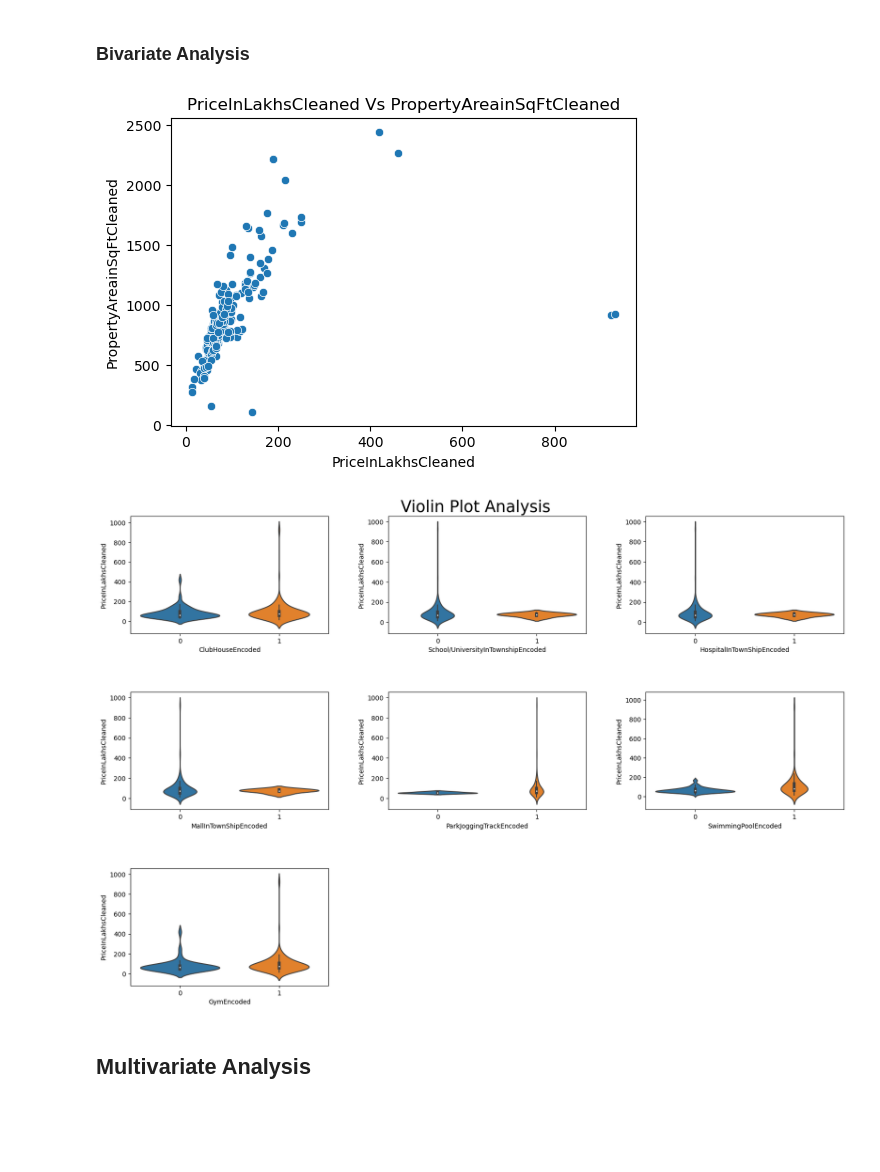
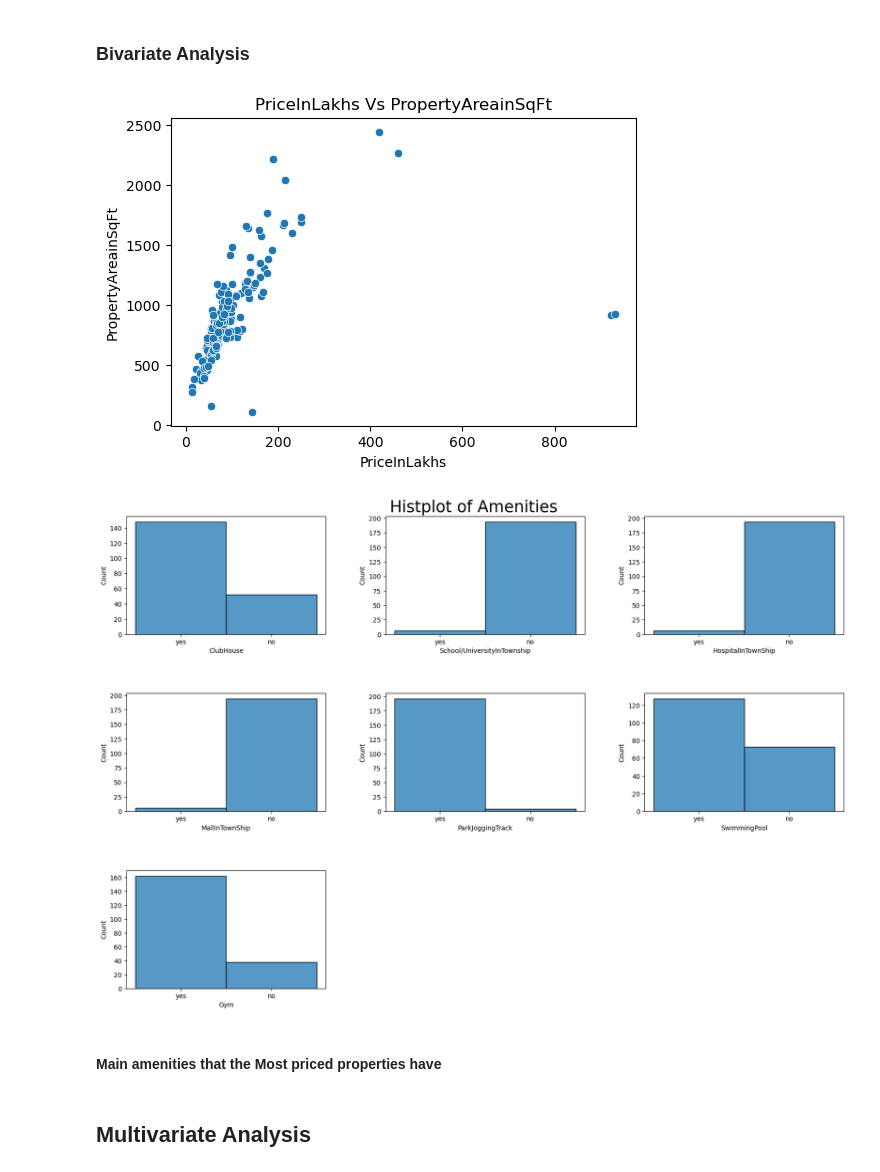
Before and after one commit to sudhanshusinghaiml/Real-Estate-Price-Prediction-Model-with-NLP-and-FastAPI, a Jupyter notebook: codes-in-notebook/ExploratoryDataAnalysis.ipynb, the cells around one changed output. Saved outputs shown, nothing was run; the diff lists cells and outputs as text; code cells hidden in the pictures; blank space fills up the shorter version.

```diff
--- a/codes-in-notebook/ExploratoryDataAnalysis.ipynb
+++ b/codes-in-notebook/ExploratoryDataAnalysis.ipynb
@@ -365,6 +320,6 @@ def get_average_area(x):
 # %%
 import re
 regx_numbers = re.compile(r"[-+]?(\d*\.\d+|\d+)")
-df['PropertyAreainSqFtCleaned'] = df['Property Area in Sq. Ft.'].apply(lambda x : get_average_area(str(x)))
-df.head()
+modified_df['PropertyAreainSqFt'] = df['Property Area in Sq. Ft.'].apply(lambda x : get_average_area(str(x)))
+modified_df.head()
 # %% [output]
@@ -415,7 +370,7 @@ array([39, 65, 74, 89, 95, 75, 100, 88, 135, 188, 58, 40, 78, 36, 48, 57,
 # %%
 import re
 regx_numbers = re.compile(r"[-+]?(\d*\.\d+|\d+)")
-df['PriceInLakhsCleaned'] = df['Price in lakhs'].apply(lambda x: np.float(regx_numbers.findall(str(x))[0])
+modified_df['PriceInLakhs'] = df['Price in lakhs'].apply(lambda x: np.float(regx_numbers.findall(str(x))[0])
                                                   if len(regx_numbers.findall(str(x)))>0 else np.NaN)
-df.head()
+modified_df.head()
 # %% [output]
@@ -427,0 +383,8 @@ df.head()
+# %%
+modified_df['ClubHouse'] = df['ClubHouse'].apply(lambda x: x.lower().strip())
+modified_df['School/UniversityInTownship'] = df['School / University in Township '].apply(lambda x: x.lower().strip())
+modified_df['HospitalInTownShip'] = df['Hospital in TownShip'].apply(lambda x: x.lower().strip())
+modified_df['MallInTownShip'] = df['Mall in TownShip'].apply(lambda x: x.lower().strip())
+modified_df['ParkJoggingTrack'] = df['Park / Jogging track'].apply(lambda x: x.lower().strip())
+modified_df['SwimmingPool'] = df['Swimming Pool'].apply(lambda x: x.lower().strip())
+modified_df['Gym'] = df['Gym'].apply(lambda x: x.lower().strip())
@@ -450,6 +427,3 @@ memory usage: 54.8+ KB
-# %%
-modified_df = df.iloc[:,18:]
-modified_df['PriceInMillions'] = df['Price in Millions']
 # %%
 modified_df.shape
 # %% [output]
@@ -674,25 +628,27 @@ plt.show()
 ### Bivariate Analysis
 # %%
 plt.figure(figsize=(6,4))
-sns.scatterplot(data = modified_df, x='PriceInLakhsCleaned', y='PropertyAreainSqFtCleaned')
-plt.title('PriceInLakhsCleaned Vs PropertyAreainSqFtCleaned')
+sns.scatterplot(data = modified_df, x='PriceInLakhs', y='PropertyAreainSqFt')
+plt.title('PriceInLakhs Vs PropertyAreainSqFt')
 plt.show()
 # %% [output]
-[figure, old version]
+[figure, new version]
 # %%
 fig = plt.figure(figsize=(20,12))
 fig.subplots_adjust(hspace=0.5, top=0.95, wspace= 0.3, bottom = 0.1)
 fig.tight_layout()
 
-for idx, col in enumerate(modified_df.select_dtypes(include=['int64']).columns):
+for idx, col in enumerate(modified_df.columns[10:17]):
     ax1 = fig.add_subplot(3,3,idx+1)
-    sns.violinplot(data = modified_df, x=col, y='PriceInLakhsCleaned',ax=ax1)
+    sns.histplot(data = modified_df, x=col, ax=ax1)
     #ax1.set_ylabel(col)
 
-plt.suptitle('Violin Plot Analysis', fontsize=25)
+plt.suptitle('Histplot of Amenities', fontsize=25)
 plt.show()
 # %% [output]
-[figure, old version]
+[figure, new version]
+# %% [markdown]
+#### Main amenities that the Most priced properties have
 # %% [markdown]
 ## Multivariate Analysis
 # %%
```
Also changed, not shown: parts of 51 cells of this notebook, 4 other files.
